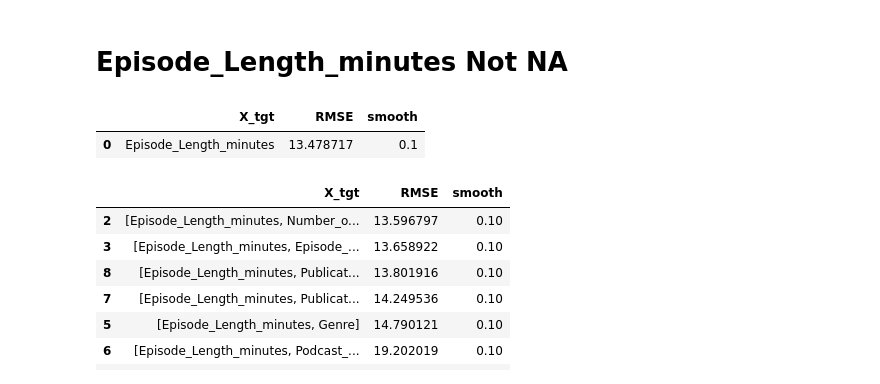
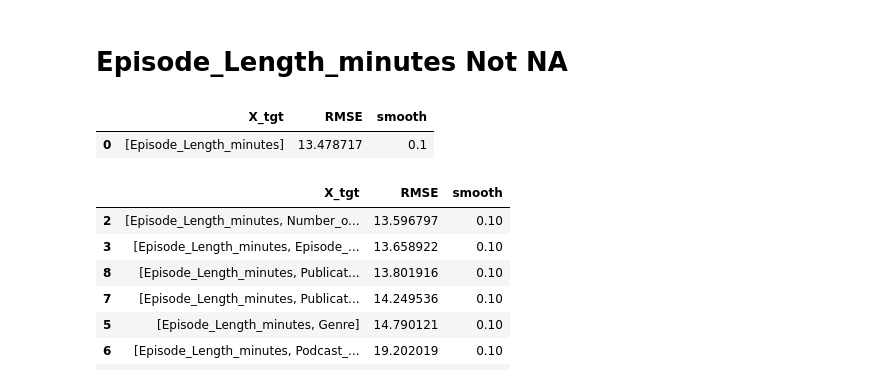
Before and after one commit to sunkusun9/sunkusun9, a Jupyter notebook: kaggle/PGS5/PGS5_ep4/1-4.Target Encoding2.ipynb, the cells around one changed output. Cells and saved outputs as stored; diff of their text form; code cells hidden in the pictures.

```diff
--- a/kaggle/PGS5/PGS5_ep4/1-4 Target Encoding2.ipynb
+++ b/kaggle/PGS5/PGS5_ep4/1-4.Target Encoding2.ipynb
@@ -228,12 +228,12 @@ df_c5.iloc[:25]
 # Episode_Length_minutes Not NA
 # %%
 df_c0_2, df_prd_0_2 = sc.cache_result(
-    'tgt_rmse_c0_2', lambda : get_tgt_rmse_list(df_train, ['Episode_Length_minutes']), rerun = 0
+    'tgt_rmse_c0_2', lambda : get_tgt_rmse_list(df_train, [['Episode_Length_minutes']]), rerun = 0
 )
 df_c0_2
 # %% [output]
 |  | X_tgt | RMSE | smooth |
-| 0 | Episode_Length_minutes | 13.478717 | 0.1 |
+| 0 | [Episode_Length_minutes] | 13.478717 | 0.1 |
 # %%
 df_c1_2, df_prd_1_2 = sc.cache_result(
     'tgt_rmse_c1_2',
```
Also changed, not shown: parts of 24 cells of this notebook, 3 other files.
